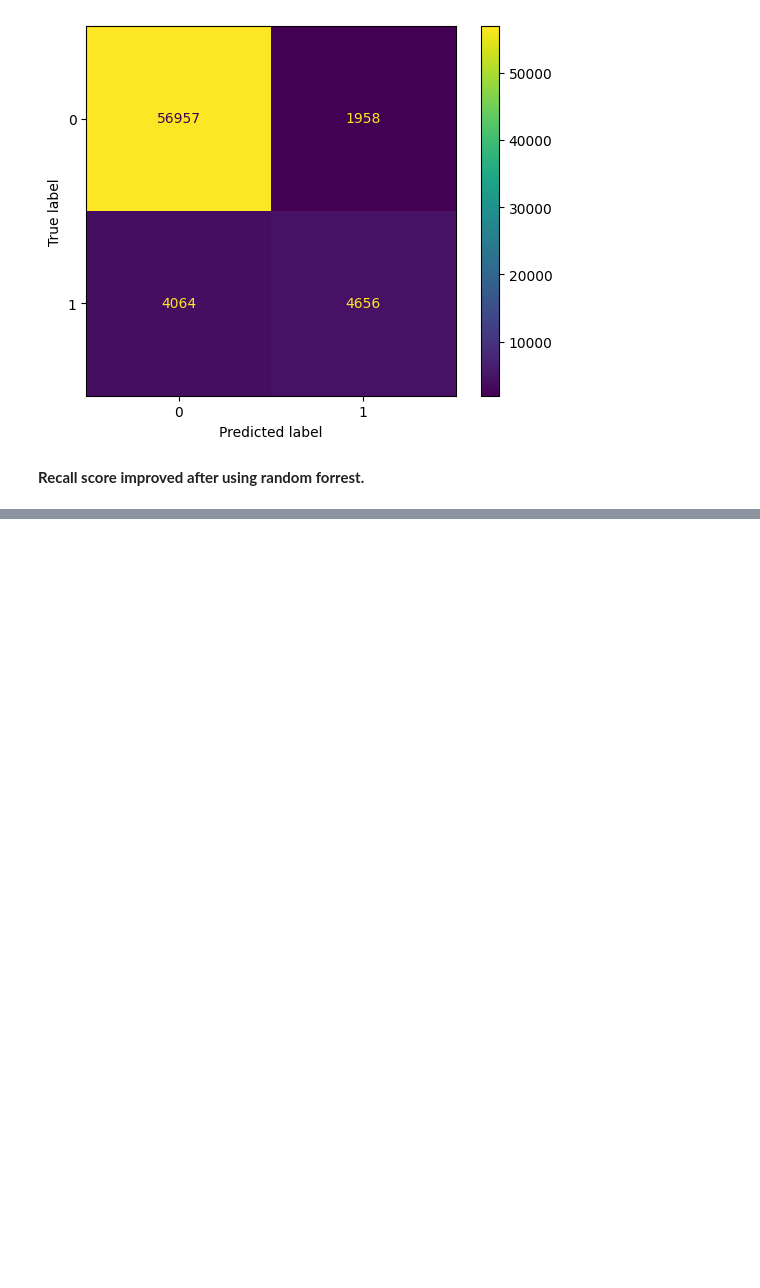
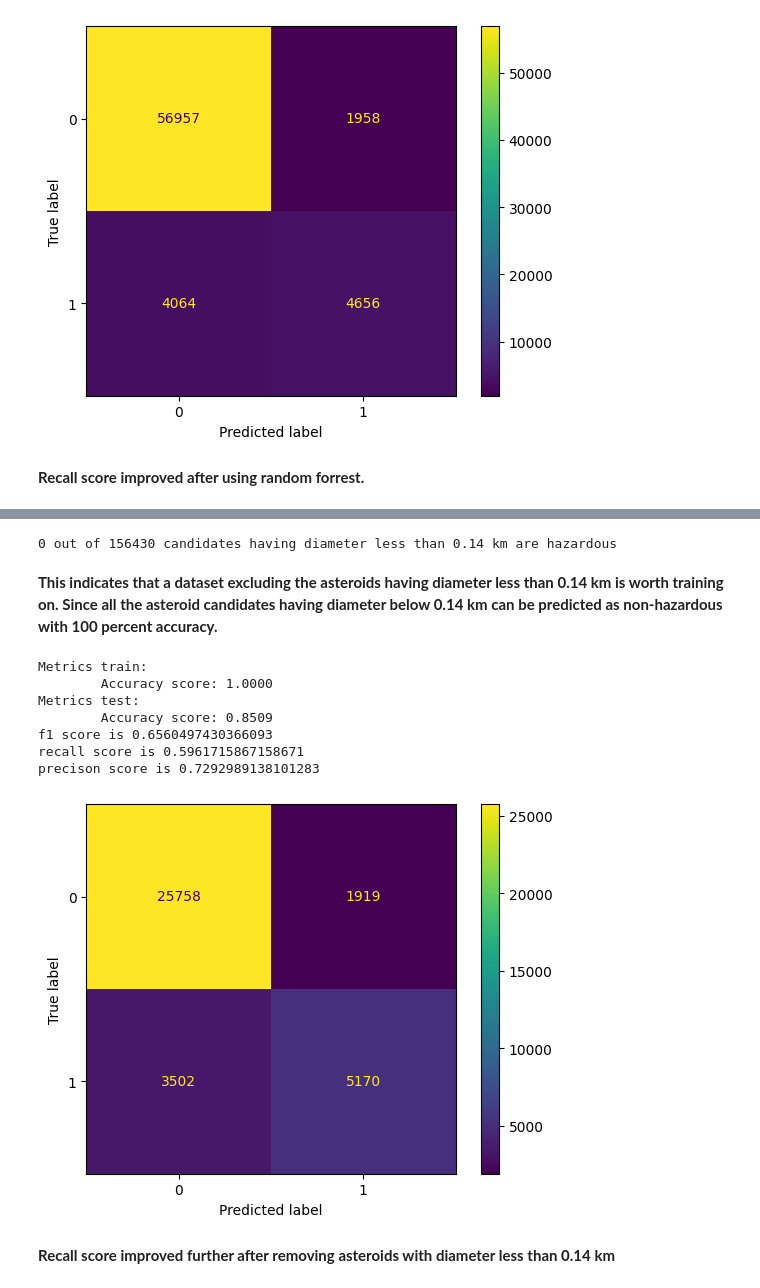
Before and after one commit to JaySprog/nasa_neo, a Jupyter notebook: nasa-neo.ipynb, the cells around one changed output, grey strips where cells are left out. Saved outputs shown, nothing was run; the diff lists cells and outputs as text; code cells hidden in the pictures; blank space fills up the shorter version.

Commit message:
Kaggle Notebook | NASA_NEO_with_refined_data | Version 13

```diff
--- a/nasa-neo.ipynb
+++ b/nasa-neo.ipynb
@@ -528,0 +548,44 @@ precison score is 0.7039612942243726
+# %%
+count=0
+for i in range(filtered_data.shape[0]):
+    if str(np.array(filtered_data['is_hazardous'])[i])=='True':
+        count=count+1
+count
+
+print(count,'out of', filtered_data.shape[0],'candidates having diameter less than 0.14 km are hazardous')
+# %% [output]
+0 out of 156430 candidates having diameter less than 0.14 km are hazardous
+# %% [markdown]
+**This indicates that a dataset excluding the asteroids having diameter less than 0.14 km is worth training on. Since all the asteroid candidates having diameter below 0.14 km can be predicted as non-hazardous with 100 percent accuracy.**
+# %%
+#  Training random forest on candidiates having diameter greater than or equal to 0.14 km
+
+data=data[data['estimated_diameter_max'] >= 0.14]
+X=data[['absolute_magnitude','estimated_diameter_min','estimated_diameter_max','relative_velocity','miss_distance']]
+y=LabelEncoder().fit_transform(data[['is_hazardous']])
+
+X_train, X_val, y_train, y_val = train_test_split(X, y, train_size = 0.8, random_state = rs)
+model = RandomForestClassifier(n_estimators= 200, max_depth=None, random_state=rs)
+model.fit(X_train,y_train)
+
+# accuracy
+
+print(f"Metrics train:\n\tAccuracy score: {accuracy_score(model.predict(X_train),y_train):.4f}\nMetrics test:\n\tAccuracy score: {accuracy_score(model.predict(X_val),y_val):.4f}")
+
+# confusion matrix
+
+ConfusionMatrixDisplay(confusion_matrix(y_val,model.predict(X_val))).plot()
+print('f1 score is',f1_score(y_val,model.predict(X_val)))
+print('recall score is',recall_score(y_val,model.predict(X_val)))
+print('precison score is',precision_score(y_val,model.predict(X_val)))
+# %% [output]
+Metrics train:
+        Accuracy score: 1.0000
+Metrics test:
+        Accuracy score: 0.8509
+f1 score is 0.6560497430366093
+recall score is 0.5961715867158671
+precison score is 0.7292989138101283
+[figure, added]
+# %% [markdown]
+**Recall score improved further after removing asteroids with diameter less than 0.14 km**
```
Also changed, not shown: parts of 2 cells of this notebook.
